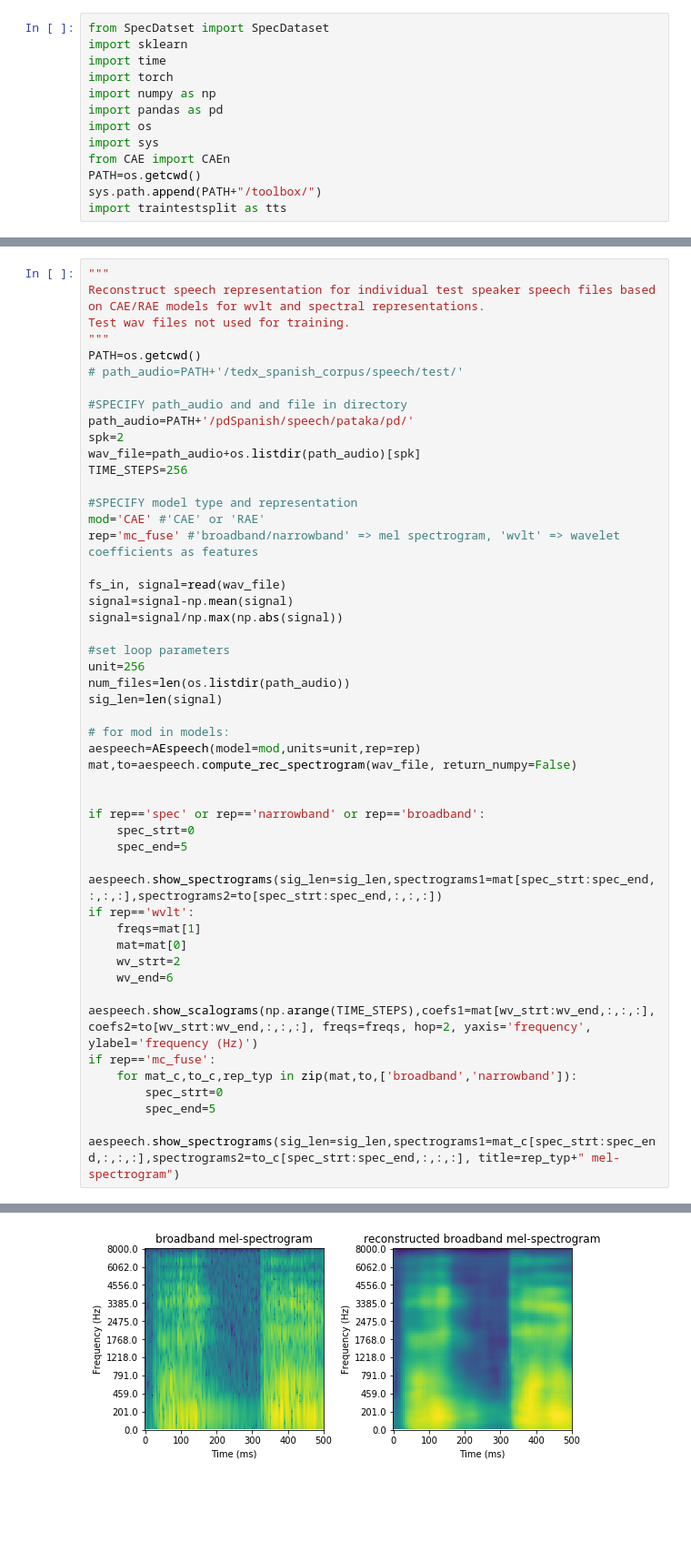
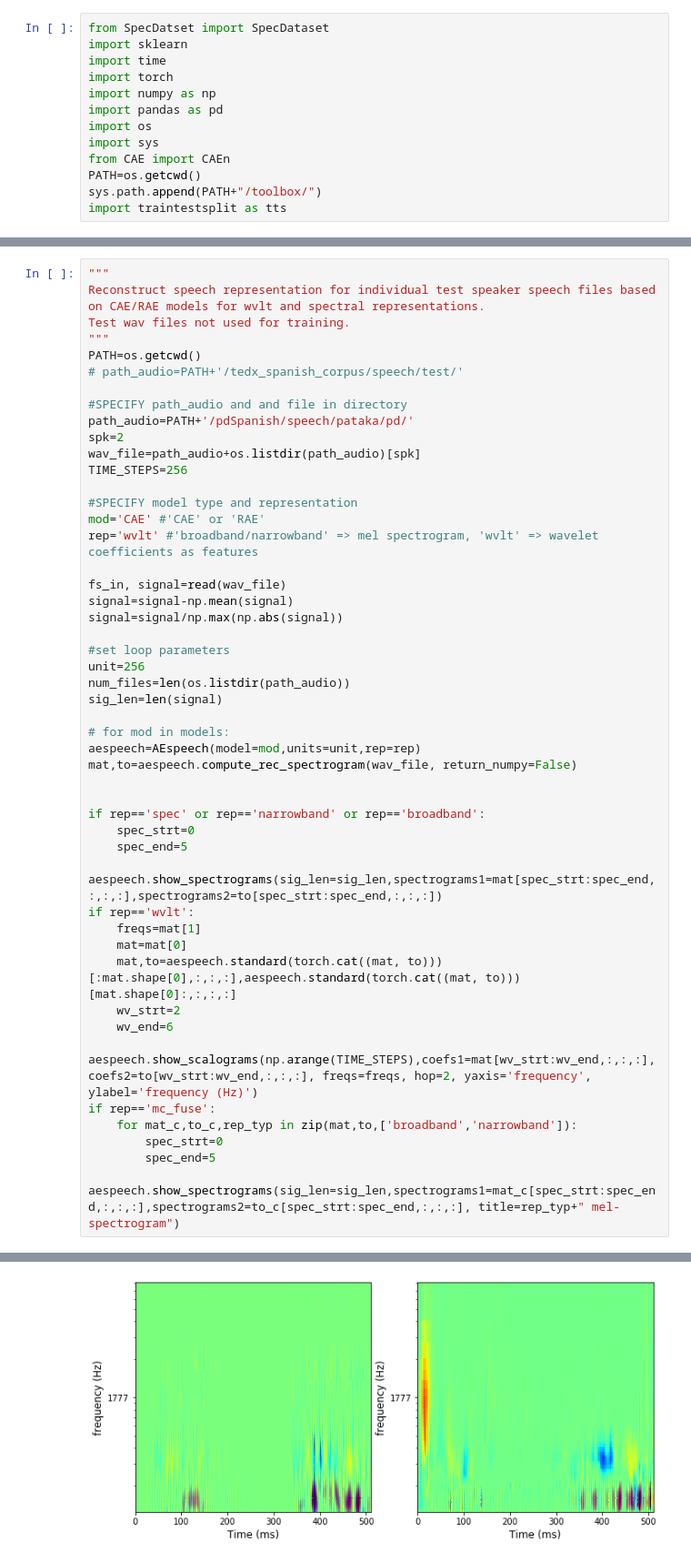
Before and after one commit to gjm311/aeternaSpeech, a Jupyter notebook: code/speechRepAnalysis/view_recon.ipynb, the cells around one changed output, grey strips where cells are left out. Shown at 91% size. Saved outputs shown, nothing was run; the diff lists cells and outputs as text; blank space fills up the shorter version.

```diff
--- a/code/speechRepAnalysis/view_recon.ipynb
+++ b/code/speechRepAnalysis/view_recon.ipynb
@@ -82,7 +84,7 @@ TIME_STEPS=256
 
 #SPECIFY model type and representation
 mod='CAE' #'CAE' or 'RAE'
-rep='mc_fuse' #'broadband/narrowband' => mel spectrogram, 'wvlt' => wavelet coefficients as features
+rep='wvlt' #'broadband/narrowband' => mel spectrogram, 'wvlt' => wavelet coefficients as features
 
 fs_in, signal=read(wav_file)
 signal=signal-np.mean(signal)
@@ -105,6 +107,7 @@ if rep=='spec' or rep=='narrowband' or rep=='broadband':
 if rep=='wvlt':
     freqs=mat[1]
     mat=mat[0]
+    mat,to=aespeech.standard(torch.cat((mat, to)))[:mat.shape[0],:,:,:],aespeech.standard(torch.cat((mat, to)))[mat.shape[0]:,:,:,:]
     wv_strt=2
     wv_end=6
     aespeech.show_scalograms(np.arange(TIME_STEPS),coefs1=mat[wv_strt:wv_end,:,:,:],coefs2=to[wv_strt:wv_end,:,:,:], freqs=freqs, hop=2, yaxis='frequency', ylabel='frequency (Hz)')
@@ -119 +122 @@ if rep=='mc_fuse':
-[figure, old version]
+[figure, new version]
```
Also changed, not shown: parts of 7 cells of this notebook, 46 other files.
